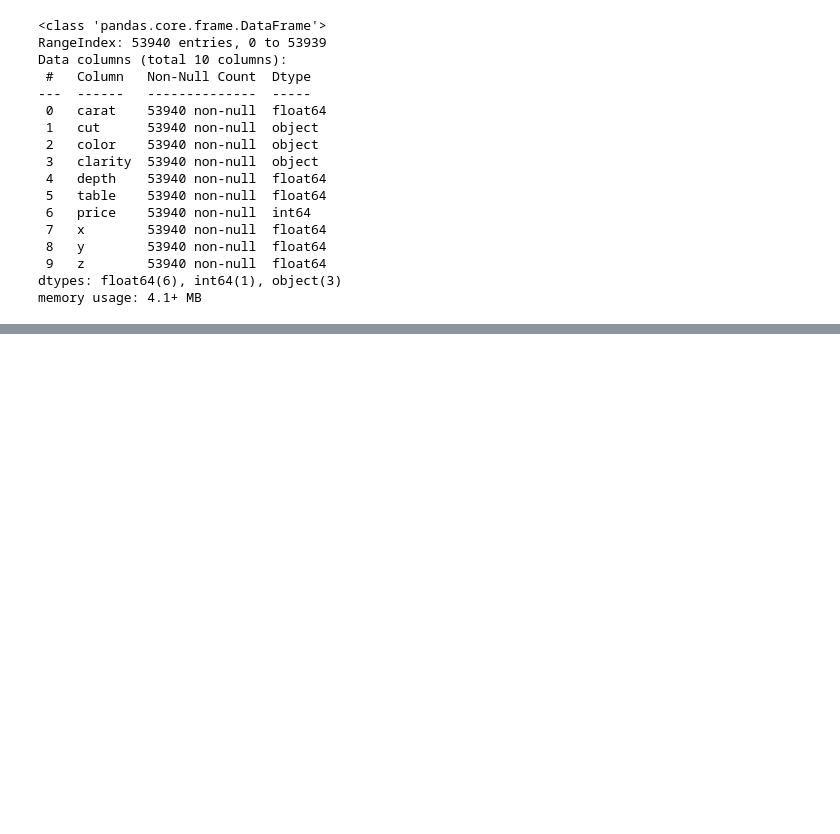
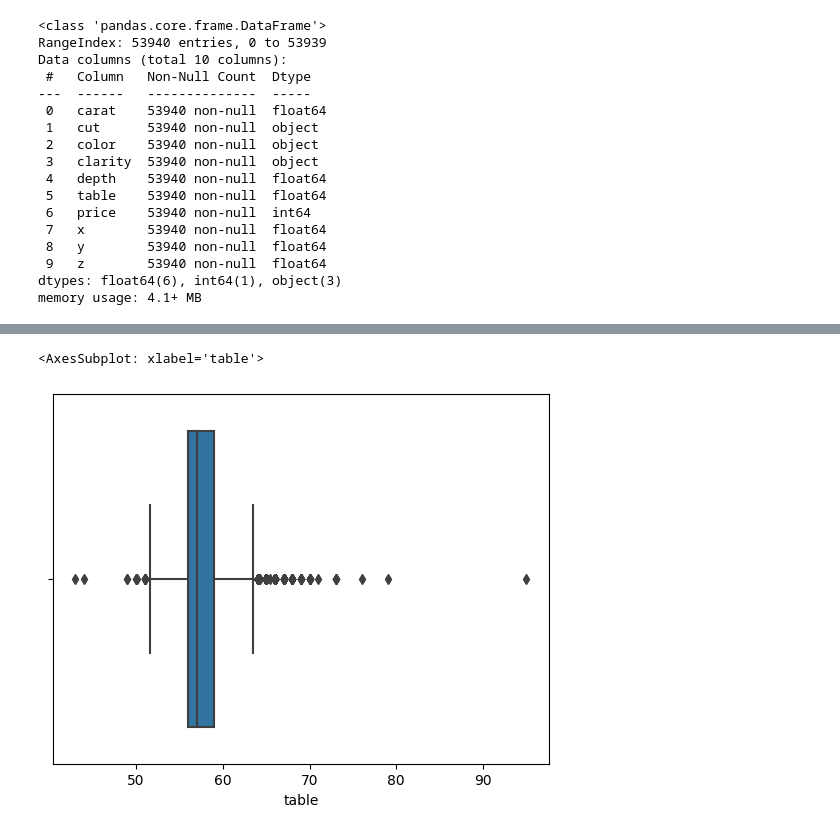
Before and after one commit to rubyw177/diamond-price-predictive, a Jupyter notebook: diamond_predictive.ipynb, the cells around one changed output, grey strips where cells are left out. Saved outputs shown, nothing was run; the diff lists cells and outputs as text; code cells hidden in the pictures; blank space fills up the shorter version.

```diff
--- a/diamond_predictive.ipynb
+++ b/diamond_predictive.ipynb
@@ -45,0 +100,5 @@ memory usage: 4.1+ MB
+# %%
+sns.boxplot(x=diamonds["table"])
+# %% [output]
+<AxesSubplot: xlabel='table'>
+[figure, added]
```
Also changed, not shown: parts of 7 cells of this notebook.
